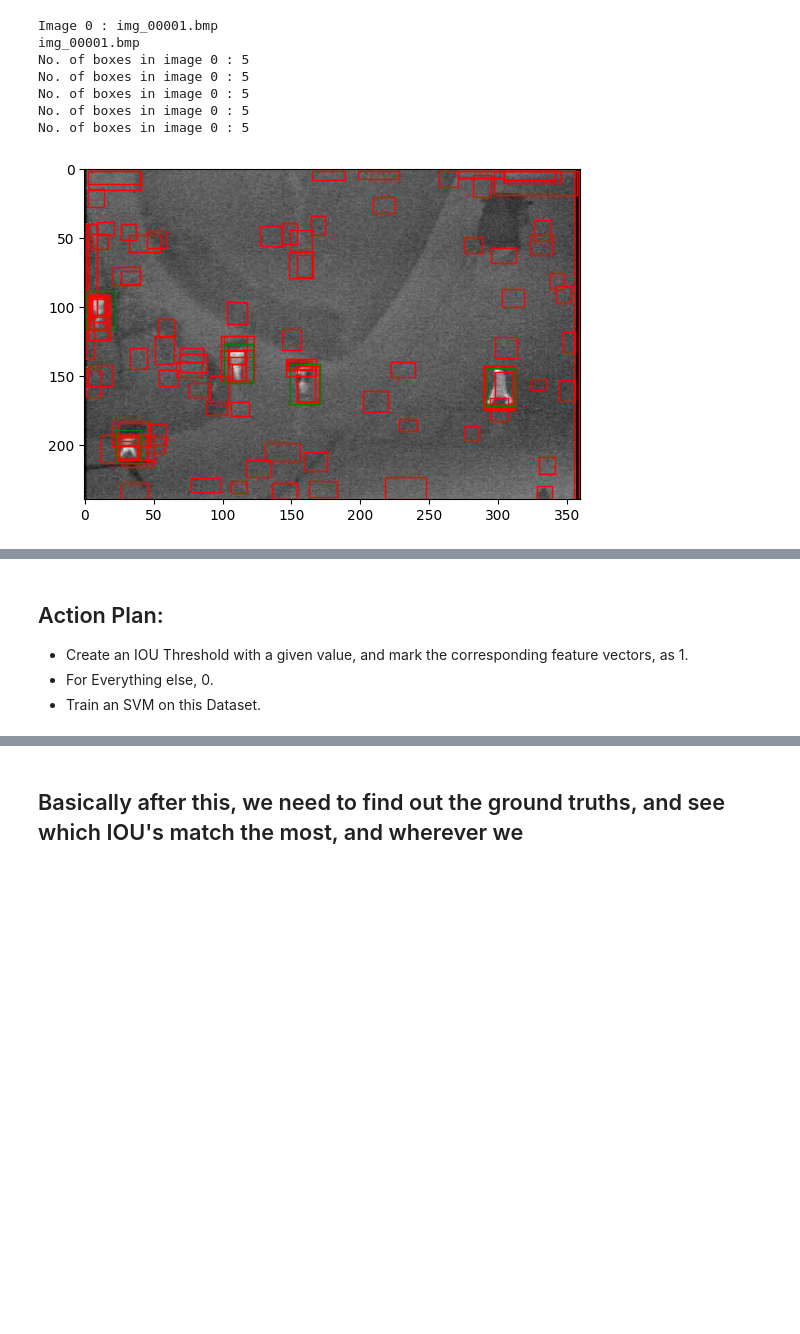
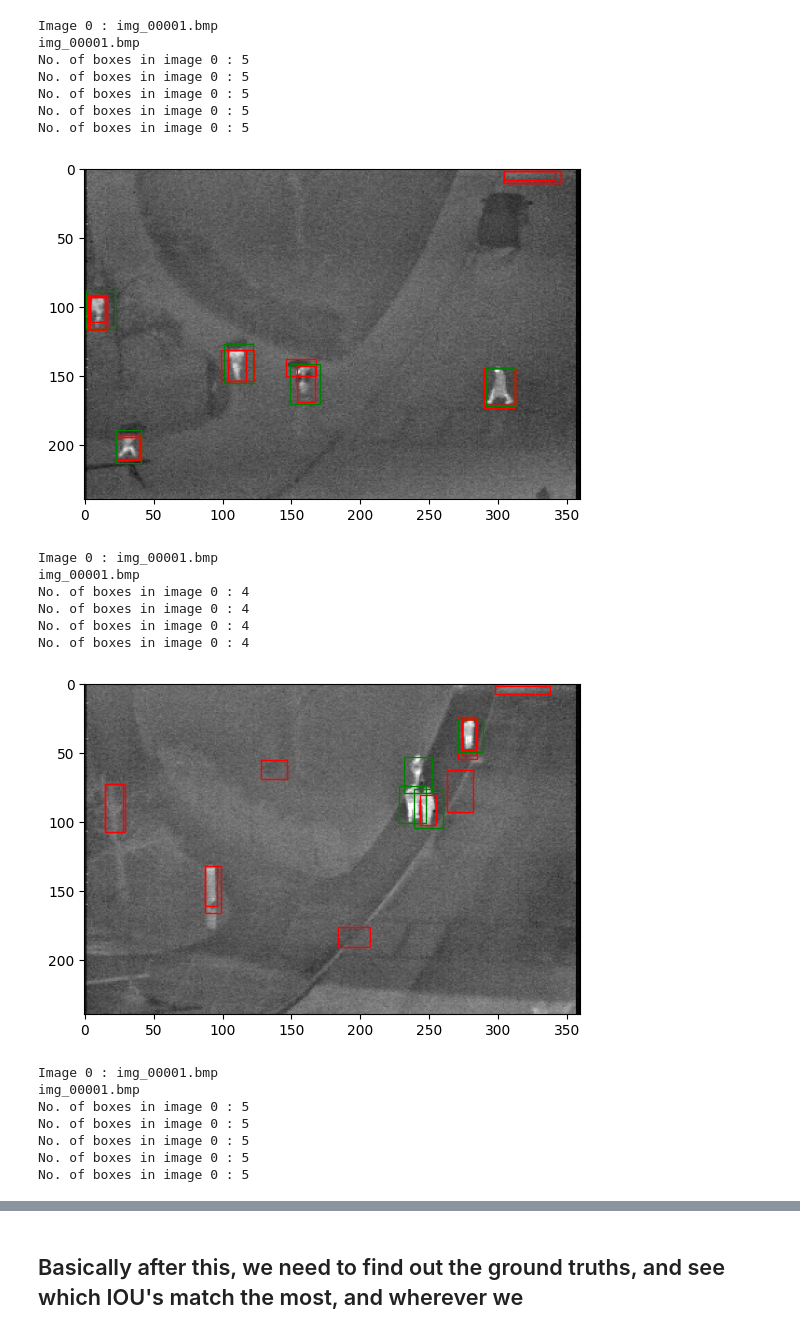
Before and after one commit to Frostofree/Flood-Survivor-Detection, a Jupyter notebook: code.ipynb, the cells around one changed output, grey strips where cells are left out. Drawn from its saved outputs; the diff is of its cells as text; code cells hidden in the pictures; blank space fills up the shorter version.

Commit message:
Added SVM with RBF, made headings for the code blocks, added outputs for the entire dataset

```diff
--- a/code.ipynb
+++ b/code.ipynb
@@ -11,0 +1,19 @@ max_area = 600
+# %%
+import numpy as np
+import matplotlib.pyplot as plt
+import matplotlib.patches as patches
+import os
+import cv2
+import re
+from sklearn.model_selection import train_test_split
+from sklearn.naive_bayes import GaussianNB
+from sklearn.svm import SVC
+from sklearn.preprocessing import StandardScaler
+from sklearn.pipeline import make_pipeline
+from sklearn.metrics import accuracy_score, precision_score, recall_score, f1_score, classification_report
+import warnings
+
+delta = 1
+min_area = 100
+max_area = 250
+max_variation = 0.1
@@ -178,6 +123,4 @@ images, boxes = read_images()
 # %%
-import cv2
-
 def image_enhance(x):
     # Convert to grayscale
     x_gray = cv2.cvtColor(x, cv2.COLOR_BGR2GRAY)
@@ -211,7 +154,7 @@ def image_enhance(x):
 # get MSER regions
 def getMSERregions(img):
     # create MSER object
-    mser = cv2.MSER_create(delta = delta, min_area = min_area, max_area = max_area)
+    mser = cv2.MSER_create(delta = delta, min_area = min_area, max_area = max_area, max_variation = max_variation)
     # detect MSER regions
     regions, mser_bboxes = mser.detectRegions(img)
     # get bounding boxes from regions
@@ -252,9 +197,5 @@ def getMSERregionsAll(images,dataset="OTCBVS_Pedestrian"):
 # %%
 ### Visualize images
-import matplotlib.pyplot as plt
-import matplotlib.patches as patches
-import os
-import cv2
 
 # Path to the folder
 path="./datasets/OTCBVS_Pedestrian"
@@ -262,12 +203,11 @@ path="./datasets/OTCBVS_Pedestrian"
 # Get images and bounding boxes
 images, boxes = read_images(path)
 
-
 # Get MSER regions
 regions = getMSERregionsAll(images,"OTCBVS_Pedestrian")
 
 # Loop over the 10 folders
-for i in range(1,2):
+for i in range(1, 11):
     # Path to the folder
     if i < 10:
         path_folder = path + "/0000" + str(i)
@@ -301,31 +241,45 @@ for i in range(1,2):
             ax.imshow(img, cmap='gray')
             # Loop over the MSER regions
 
             for region in regions[key][j]:
                 # Create a Rectangle patch
                 rect1 = patches.Rectangle((region[0],region[1]),region[2]-region[0],region[3]-region[1],linewidth=1,edgecolor='r',facecolor='none')
                 # Add the patch to the Axes
                 ax.add_patch(rect1)
             # Loop over the groundtruth bounding boxes
             for box in boxes[key][j]:
                 # Create a Rectangle patch
                 print("No. of boxes in image " + str(j) + " : " + str(len(boxes[key][j])))
                 rect2 = patches.Rectangle((box[0],box[1]),box[2]-box[0],box[3]-box[1],linewidth=1,edgecolor='g',facecolor='none')
                 # Add the patch to the Axes
                 ax.add_patch(rect2)
             # Display the figure
 
             plt.show()
             # Close the figure
             plt.close(fig)
 
         break
 # %% [output]
 Image 0 : img_00001.bmp
 img_00001.bmp
 No. of boxes in image 0 : 5
 No. of boxes in image 0 : 5
 No. of boxes in image 0 : 5
 No. of boxes in image 0 : 5
 No. of boxes in image 0 : 5
-[figure, old version]
+[figure, new version]
+Image 0 : img_00001.bmp
+img_00001.bmp
+No. of boxes in image 0 : 4
+No. of boxes in image 0 : 4
+No. of boxes in image 0 : 4
+No. of boxes in image 0 : 4
+[figure, added]
+Image 0 : img_00001.bmp
+img_00001.bmp
+No. of boxes in image 0 : 5
+No. of boxes in image 0 : 5
+No. of boxes in image 0 : 5
+No. of boxes in image 0 : 5
+No. of boxes in image 0 : 5
@@ -332,5 +310,0 @@ No. of boxes in image 0 : 5
-# %% [markdown]
-## Action Plan:
-- Create an IOU Threshold with a given value, and mark the corresponding feature vectors, as 1.
-- For Everything else, 0.
-- Train an SVM on this Dataset.
```
Also changed, not shown: parts of 12 cells of this notebook.
